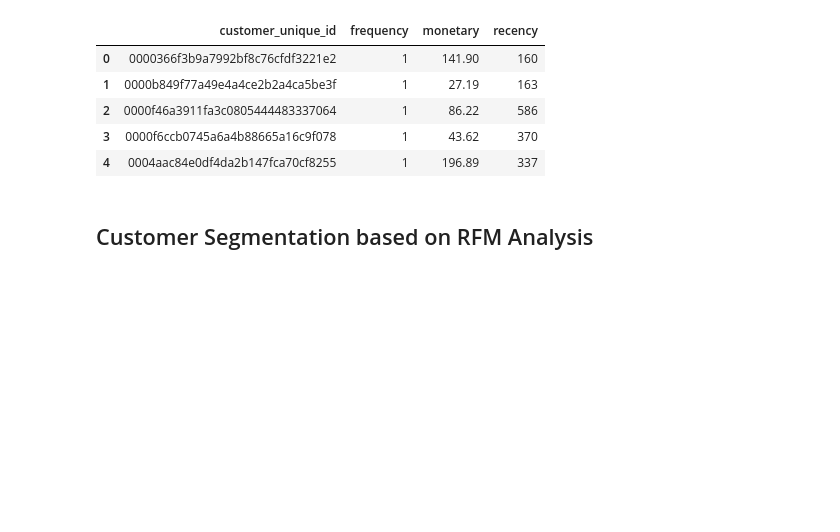
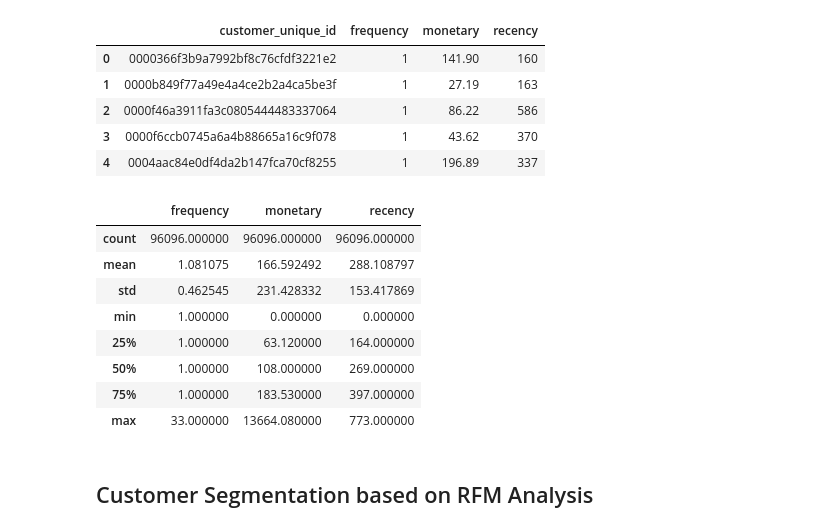
Before and after one commit to rfajri27/ds-assessment, a Jupyter notebook: notebook.ipynb, the cells around one changed output. Drawn from its saved outputs; the diff is of its cells as text; code cells hidden in the pictures; blank space fills up the shorter version.

```diff
--- a/notebook.ipynb
+++ b/notebook.ipynb
@@ -1240,6 +1240,18 @@ rfm_df.head()
 | 2 | 0000f46a3911fa3c0805444483337064 | 1 | 86.22 | 586 |
 | 3 | 0000f6ccb0745a6a4b88665a16c9f078 | 1 | 43.62 | 370 |
 | 4 | 0004aac84e0df4da2b147fca70cf8255 | 1 | 196.89 | 337 |
+# %%
+rfm_df.describe()
+# %% [output]
+|  | frequency | monetary | recency |
+| count | 96096.000000 | 96096.000000 | 96096.000000 |
+| mean | 1.081075 | 166.592492 | 288.108797 |
+| std | 0.462545 | 231.428332 | 153.417869 |
+| min | 1.000000 | 0.000000 | 0.000000 |
+| 25% | 1.000000 | 63.120000 | 164.000000 |
+| 50% | 1.000000 | 108.000000 | 269.000000 |
+| 75% | 1.000000 | 183.530000 | 397.000000 |
+| max | 33.000000 | 13664.080000 | 773.000000 |
 # %% [markdown]
 ## Customer Segmentation based on RFM Analysis
 # %% [markdown]
```
Also changed, not shown: parts of 1 cell of this notebook, 1 other file.
